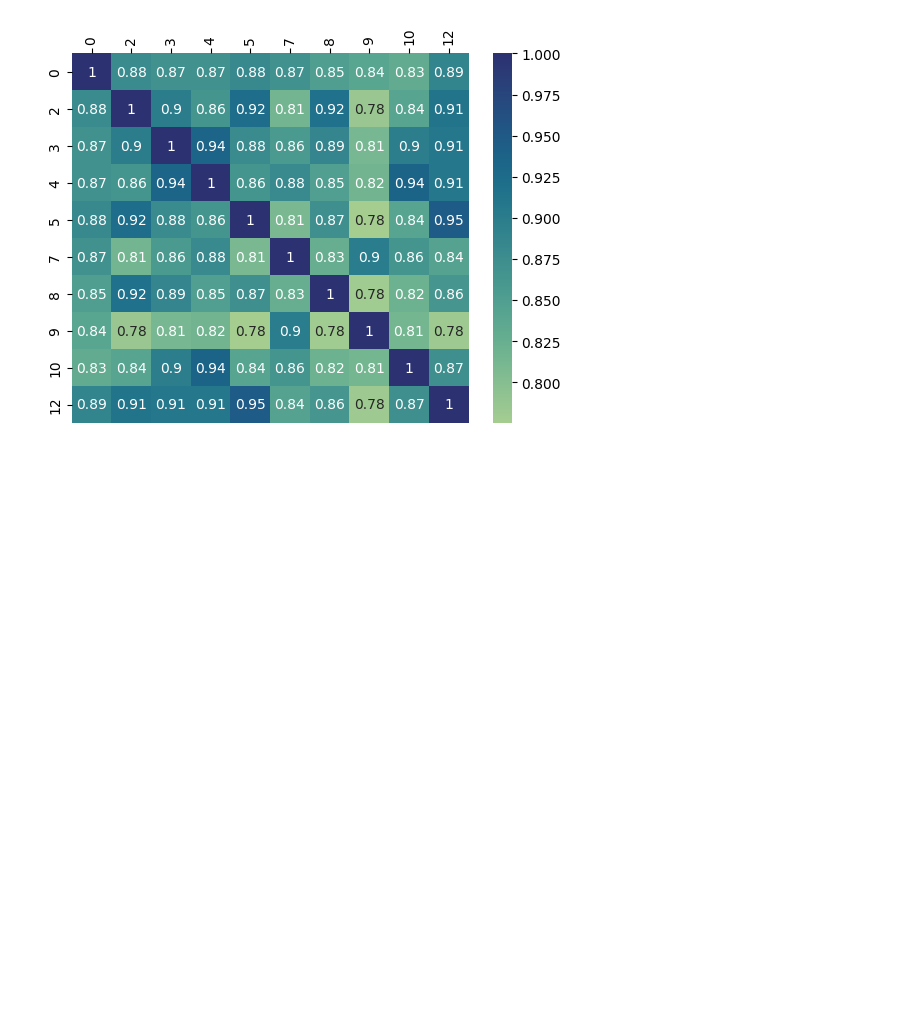
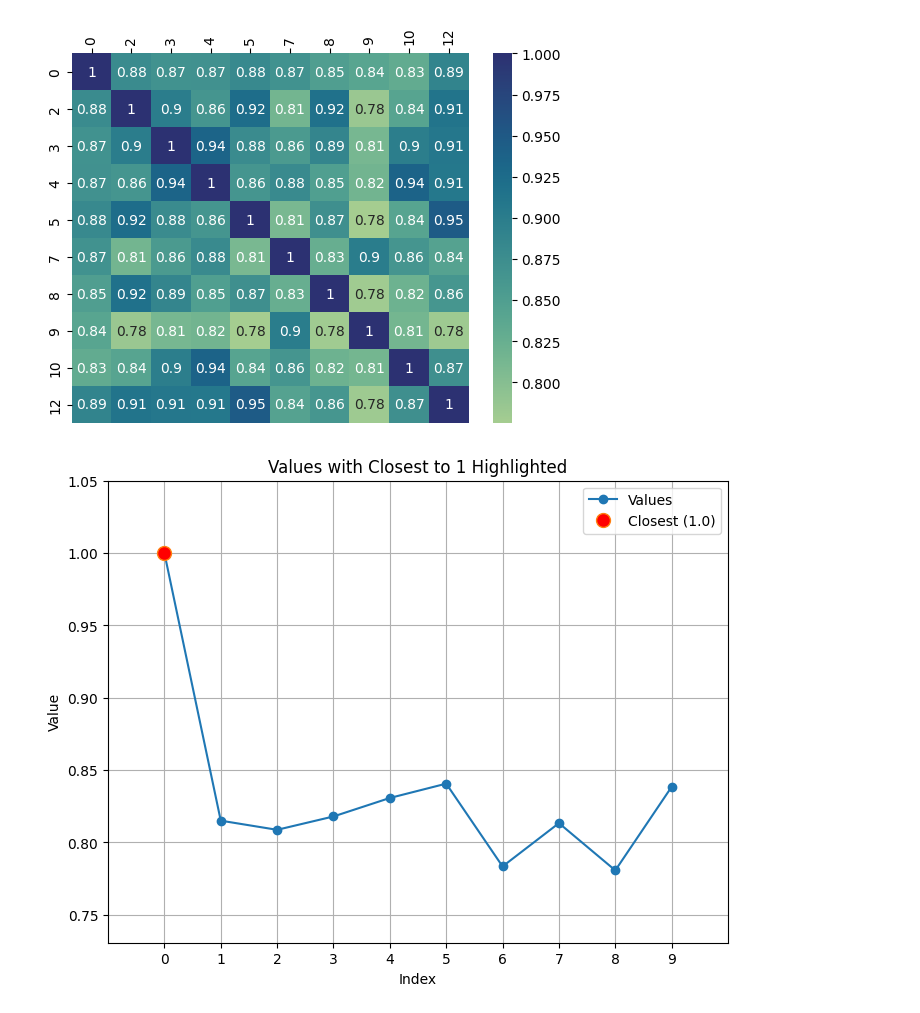
Before and after one commit to baptvit/mineracao-dados-massivos, a Jupyter notebook: evaluation/evaluation/evaluation-metrics.ipynb, the cells around one changed output. Drawn from its saved outputs; the diff is of its cells as text; code cells hidden in the pictures; blank space fills up the shorter version.

```diff
--- a/evaluation/evaluation/evaluation-metrics.ipynb
+++ b/evaluation/evaluation/evaluation-metrics.ipynb
@@ -124,3 +126,45 @@ ax.set_xticklabels(query_id, rotation=90)
  Text(8.5, 1, '10'),
  Text(9.5, 1, '12')]
 [figure]
+# %%
+import numpy as np
+import matplotlib.pyplot as plt
+
+# Sample array
+data = np.array([[0.94992452],
+                 [0.8150429 ],
+                 [0.8087211 ],
+                 [0.81795517],
+                 [0.83072551],
+                 [0.84062311],
+                 [0.78340369],
+                 [0.81333844],
+                 [0.78068093],
+                 [0.83845735]])
+
+# Find the closest value to 1
+closest_value = np.min(np.abs(data - 1))  # Absolute difference for distance
+closest_index = np.argmin(np.abs(data - 1))  # Index of closest value
+
+# Separate data and highlight the closest
+data_to_plot = data.copy()
+data_to_plot[closest_index] = np.array([[1.0]])  # Highlight closest with bold line
+
+# Plotting with customization
+plt.figure(figsize=(8, 6))
+plt.plot(data_to_plot, marker='o', linestyle='-', label='Values')
+plt.plot([closest_index], [1.0], marker='o', markersize=10, markerfacecolor='red', linestyle='', label='Closest (1.0)')  # Highlight closest
+plt.xlabel('Index')
+plt.ylabel('Value')
+plt.title('Values with Closest to 1 Highlighted')
+plt.legend()
+plt.grid(True)
+
+# Optional formatting
+plt.xticks(range(len(data)))  # Set x-axis ticks to indices
+plt.xlim(-1, len(data))  # Adjust x-axis limits for better visualization
+plt.ylim(min(data_to_plot.flatten()) - 0.05, max(data_to_plot.flatten()) + 0.05)  # Adjust y-axis limits for better spacing
+
+plt.show()
+# %% [output]
+[figure, added]
```
Also changed, not shown: parts of 8 cells of this notebook.
